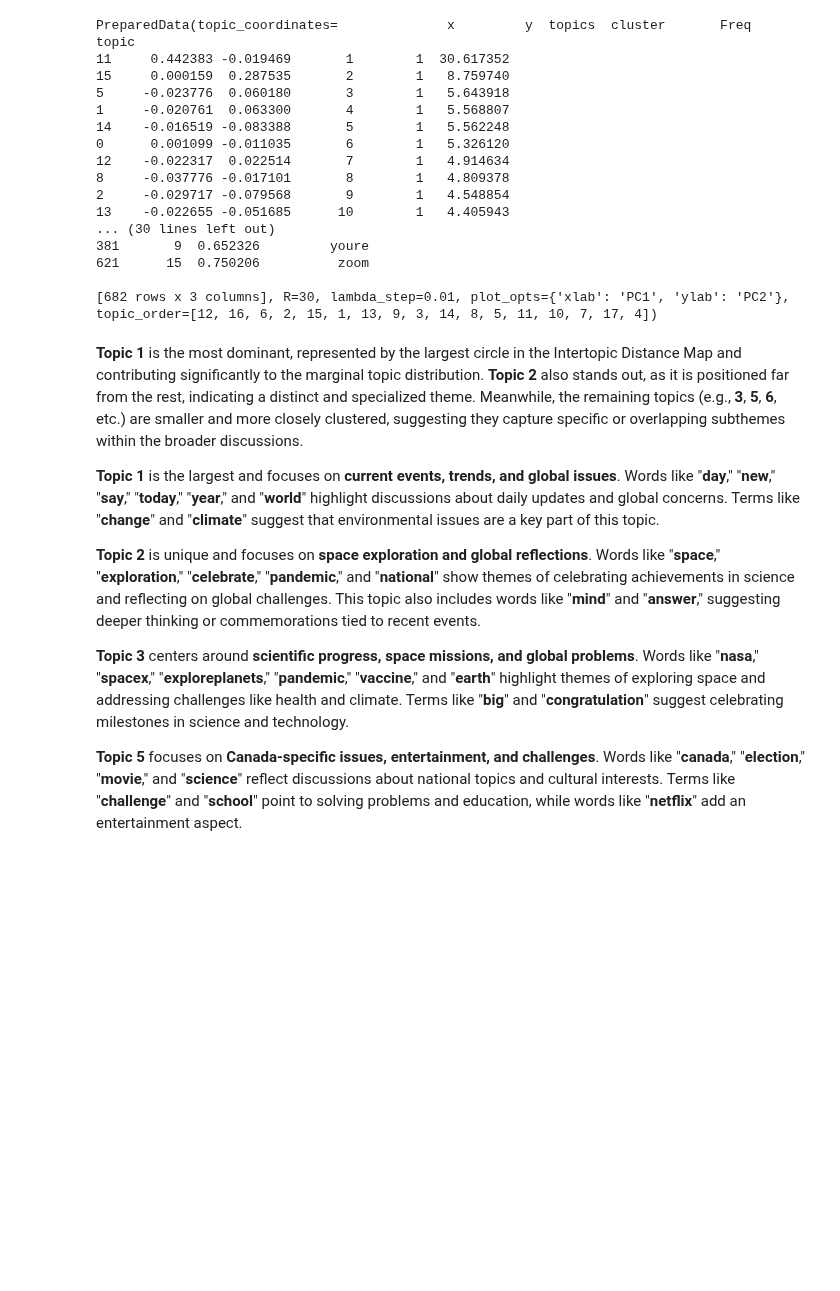
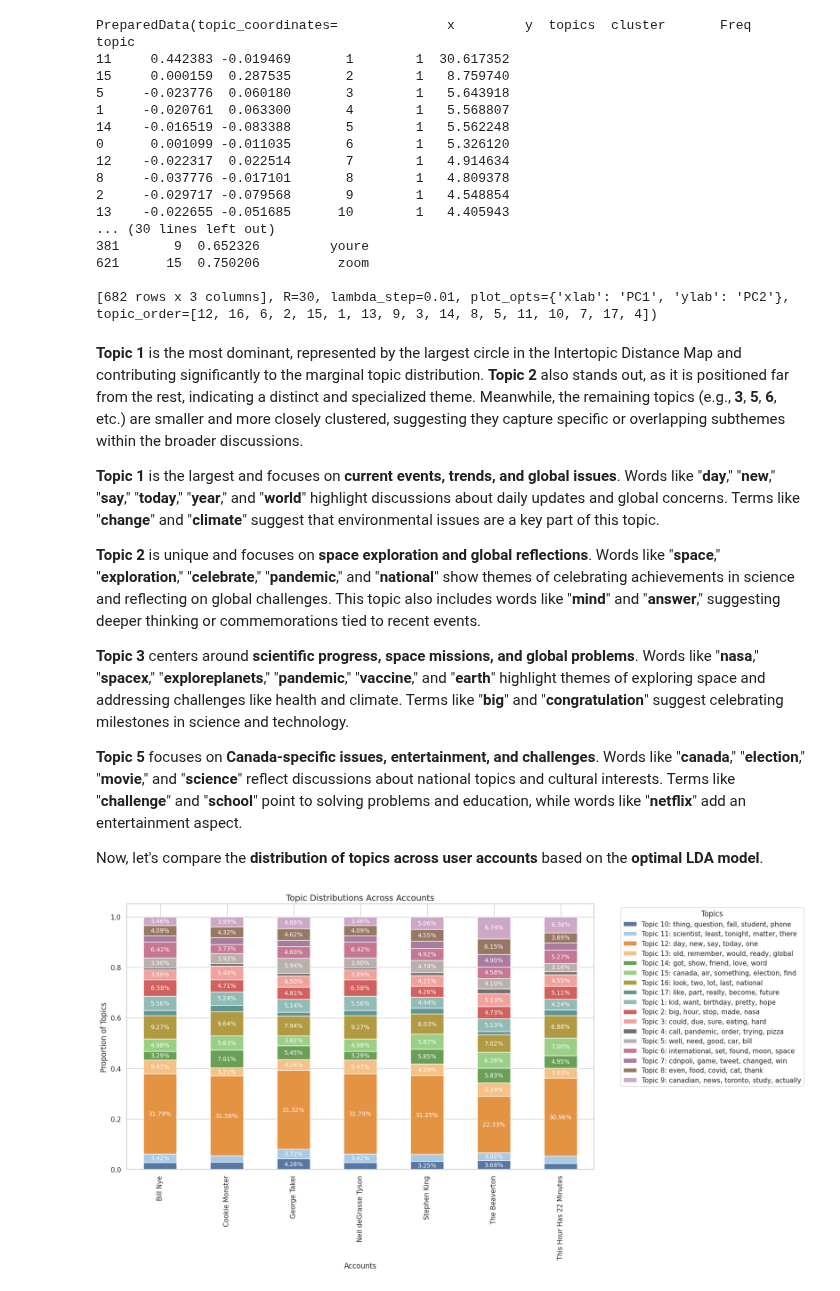
Before and after one commit to yildiramdsa/lda-topic-modeling, a Jupyter notebook: lda_topic_modeling.ipynb, the cells around one changed output. Saved outputs shown, nothing was run; the diff lists cells and outputs as text; code cells hidden in the pictures; blank space fills up the shorter version.

Commit message:
Topic Distributions Across Accounts

```diff
--- a/lda_topic_modeling.ipynb
+++ b/lda_topic_modeling.ipynb
@@ -441,3 +442,55 @@ topic
 **Topic 3** centers around **scientific progress, space missions, and global problems**. Words like "**nasa**," "**spacex**," "**exploreplanets**," "**pandemic**," "**vaccine**," and "**earth**" highlight themes of exploring space and addressing challenges like health and climate. Terms like "**big**" and "**congratulation**" suggest celebrating milestones in science and technology.
 
 **Topic 5** focuses on **Canada-specific issues, entertainment, and challenges**. Words like "**canada**," "**election**," "**movie**," and "**science**" reflect discussions about national topics and cultural interests. Terms like "**challenge**" and "**school**" point to solving problems and education, while words like "**netflix**" add an entertainment aspect.
+
+Now, let's compare the **distribution of topics across user accounts** based on the **optimal LDA model**.
+# %%
+custom_palette = [
+    "#5878a3", "#a9cae5", "#e49343", "#f5c187", "#6a9f58", "#9bcf86",
+    "#b19a42", "#5d9693", "#92bbb6", "#d1605e", "#f1a29d", "#77706e",
+    "#b8b0ad", "#c67794", "#a87c9f", "#977863", "#cda8c6"
+]
+
+account_topic_distribution = defaultdict(list) # dictionary to store topic distributions for each user
+
+for account in tqdm(data['account'].unique(), desc="Processing Accounts"):
+    account_data = data[data['account'] == account]
+
+    account_corpus = [id2word.doc2bow(text) for text in account_data['processed_tweet_text']]
+
+    topic_distributions = [optimal_model.get_document_topics(doc, minimum_probability=0.0) for doc in account_corpus]
+
+    # to calculate average topic distribution for this account
+    if topic_distributions:
+        average_distribution = np.mean([[prob for _, prob in doc] for doc in topic_distributions], axis=0)
+
+        account_topic_distribution[account] = average_distribution
+
+# to convert the topic distributions into a DataFrame
+topic_labels = [f"Topic {i+1}: {', '.join([word for word, _ in optimal_model.show_topic(i, topn=5)])}" for i in range(best_num_topics)]
+topic_distribution_df = pd.DataFrame(account_topic_distribution, index=topic_labels)
+
+sorted_accounts = topic_distribution_df.T.sum(axis=1).sort_values(ascending=False).index
+topic_distribution_df = topic_distribution_df[sorted_accounts]
+
+df_melted = topic_distribution_df.T.reset_index().melt(id_vars="index", var_name="Topic", value_name="Proportion")
+df_melted.rename(columns={"index": "Account"}, inplace=True)
+
+df_pivot = df_melted.pivot(index="Account", columns="Topic", values="Proportion")
+
+fig, ax = plt.subplots(figsize=(14, 8))
+df_pivot.plot(kind="bar", stacked=True, color=custom_palette, ax=ax)
+
+for container in ax.containers:
+    for bar in container:
+        height = bar.get_height()
+        if height > 0.03: # shows labels only for values >3% to reduce clutter
+            ax.text(bar.get_x() + bar.get_width() / 2., bar.get_y() + height / 2.,
+                    f"{height:.2%}", ha='center', va='center', fontsize=10, color="white")
+
+plt.title("Topic Distributions Across Accounts", fontsize=14)
+plt.xlabel("Accounts", fontsize=12)
+plt.ylabel("Proportion of Topics", fontsize=12)
+plt.legend(title="Topics", bbox_to_anchor=(1.05, 1), loc='upper left');
+# %% [output]
+[figure, added]
```
Also changed, not shown: parts of 3 cells of this notebook.
